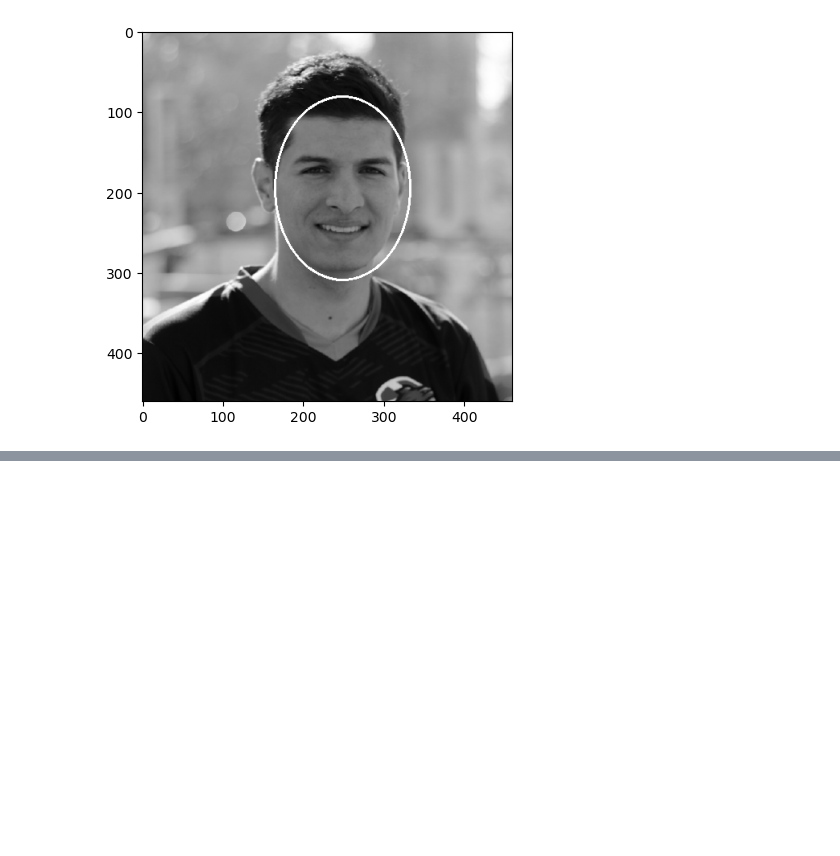
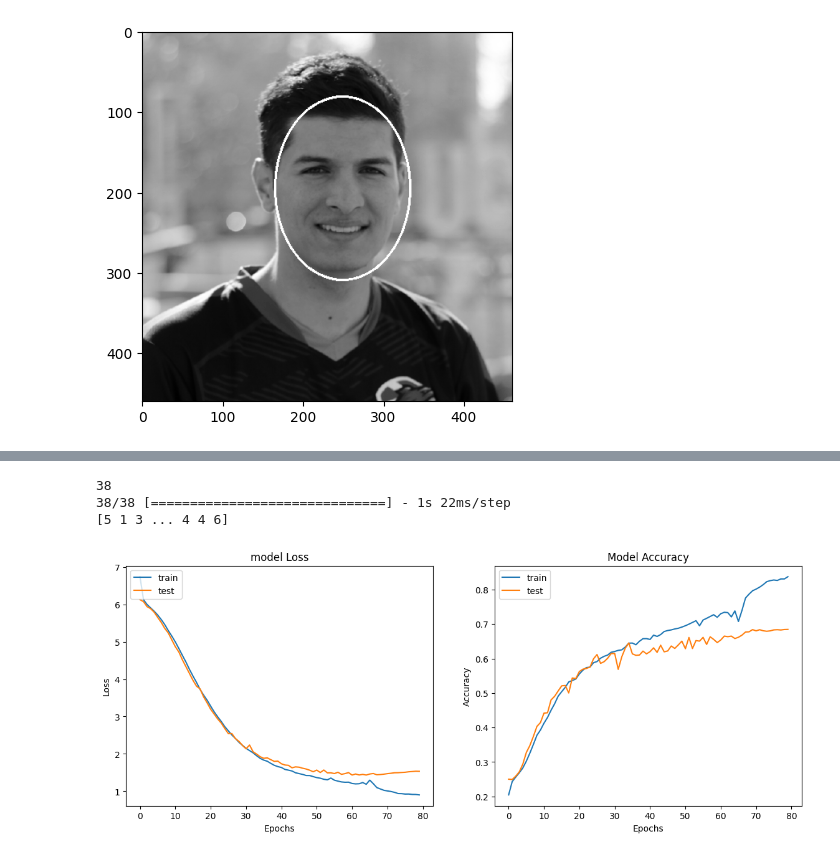
Before and after one commit to Raove/Final_Project, a Jupyter notebook: final_project.ipynb, the cells around one changed output, grey strips where cells are left out. Saved outputs shown, nothing was run; the diff lists cells and outputs as text; code cells hidden in the pictures; blank space fills up the shorter version.

```diff
--- a/final_project.ipynb
+++ b/final_project.ipynb
@@ -142,0 +396,4 @@ Found 1 Faces!
+# %%
+model2 = FER_ModelReg()
+model2.compile(loss='categorical_crossentropy',optimizer=Adam(learning_rate=0.0001), metrics=['accuracy'])
+#ended up being the best model
@@ -142,0 +470,11 @@ Found 1 Faces!
+# %%
+num_epochs = 100
+#reg model
+#attempted with Lr = 0.0001, kernel reg at 0.0001
+history2 = model2.fit(train_flow,
+                    steps_per_epoch= int(len(X_train) / batch_size),
+                    epochs=num_epochs,
+                    verbose=1,
+                    validation_data=test_flow,
+                    callbacks= [reduce_lr],
+                    validation_steps= int(len(X_test) / batch_size))
@@ -142,0 +499,11 @@ Found 1 Faces!
+# %%
+num_epochs = 80
+#reg model
+#attempted with Lr = 0.0001, kernel reg at 0.001
+history2 = model2.fit(train_flow,
+                    steps_per_epoch= int(len(X_train) / batch_size),
+                    epochs=num_epochs,
+                    verbose=1,
+                    validation_data=test_flow,
+                    callbacks= [reduce_lr],
+                    validation_steps= int(len(X_test) / batch_size))
@@ -142,0 +756,36 @@ Found 1 Faces!
+# %%
+total_samples = len(test_flow)
+print(total_samples)
+steps_per_epoch = total_samples // batch_size
+if total_samples % batch_size != 0:
+    steps_per_epoch += 1  # Include the remaining samples in the last incomplete batch
+
+
+test_accu = ogmodel.predict(test_flow, steps = 38)
+predicted_labels = np.argmax(test_accu, axis=1)
+
+print(predicted_labels)
+# %% [output]
+38
+38/38 [==============================] - 1s 22ms/step
+[5 1 3 ... 4 4 6]
+# %%
+plt.figure(figsize=(14,5))
+plt.subplot(1,2,2)
+plt.plot(history2.history['accuracy'])
+plt.plot(history2.history['val_accuracy'])
+plt.title('Model Accuracy')
+plt.xlabel('Epochs')
+plt.ylabel('Accuracy')
+plt.legend(['train', 'test'], loc='upper left')
+
+plt.subplot(1,2,1)
+plt.plot(history2.history['loss'])
+plt.plot(history2.history['val_loss'])
+plt.title('model Loss')
+plt.xlabel('Epochs')
+plt.ylabel('Loss')
+plt.legend(['train', 'test'], loc='upper left')
+plt.show()
+# %% [output]
+[figure, added]
```
Also changed, not shown: parts of 42 cells of this notebook, 3 other files.
